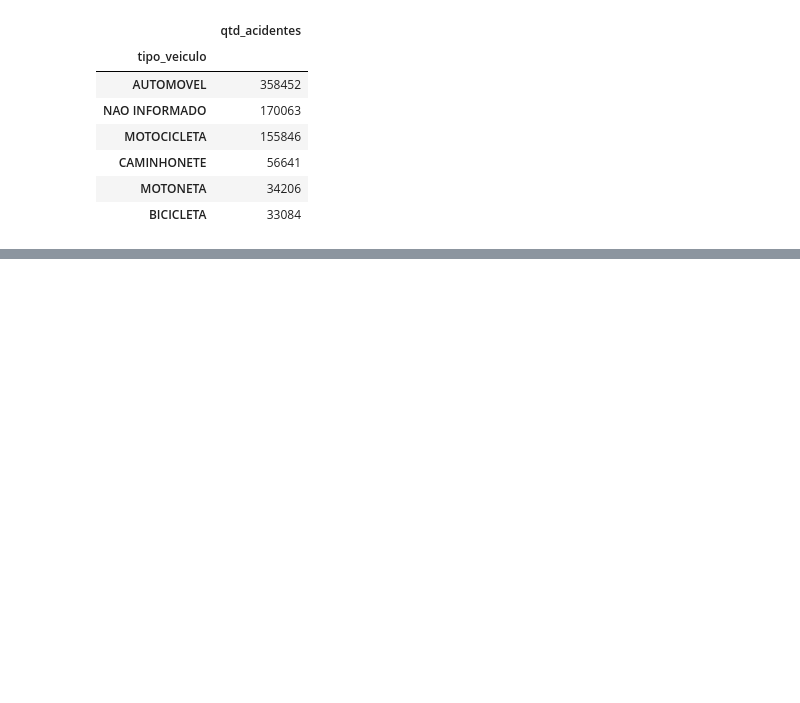
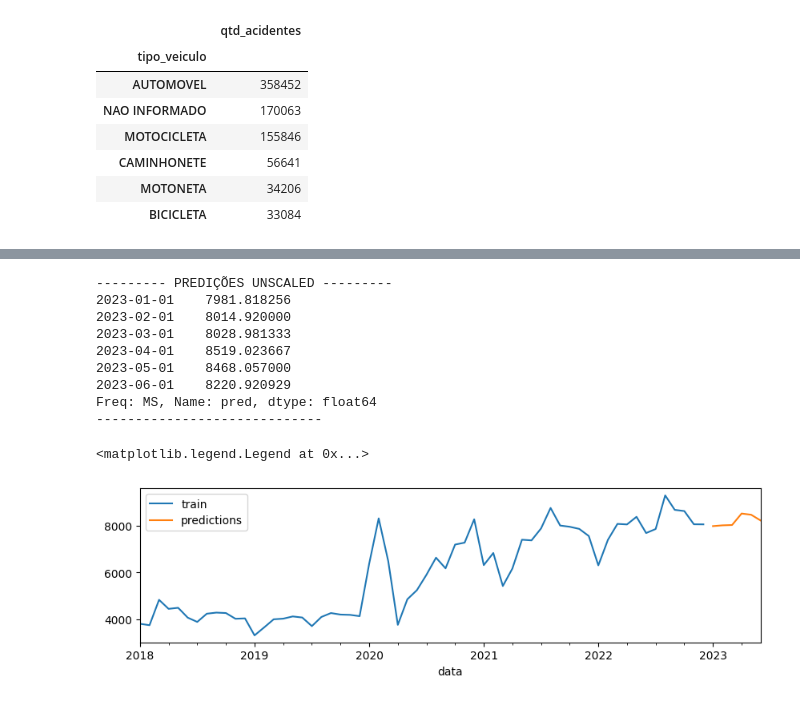
Before and after one commit to lucasstna/trabalho-siad, a Jupyter notebook: analise_dados.ipynb, the cells around one changed output, grey strips where cells are left out. Cells and saved outputs as stored; diff of their text form; code cells hidden in the pictures; blank space fills up the shorter version.

```diff
--- a/analise_dados.ipynb
+++ b/analise_dados.ipynb
@@ -237,0 +221,29 @@ ax.legend()
+# %%
+forecaster.fit(y=novo_df[Y])
+
+# predizemos utilizando a série inteira de treinamento
+predictions = forecaster.predict(last_window=automovel_data_df['qtd_acidentes_norm'], steps=test_size)
+
+unscaled_predictions = predictions * scaler.scale_ + scaler.mean_
+
+print('--------- PREDIÇÕES UNSCALED ---------')
+print(unscaled_predictions)
+print('-----------------------------')
+
+# plota a série normalizada e as predições
+fig, ax = plt.subplots(figsize=(10, 2.5))
+automovel_data_df['qtd_acidentes'].plot(ax=ax, label='train')
+unscaled_predictions.plot(ax=ax, label='predictions')
+ax.legend()
+# %% [output]
+--------- PREDIÇÕES UNSCALED ---------
+2023-01-01    7981.818256
+2023-02-01    8014.920000
+2023-03-01    8028.981333
+2023-04-01    8519.023667
+2023-05-01    8468.057000
+2023-06-01    8220.920929
+Freq: MS, Name: pred, dtype: float64
+-----------------------------
+<matplotlib.legend.Legend at 0x...>
+[figure, added]
```
Also changed, not shown: parts of 58 cells of this notebook.
